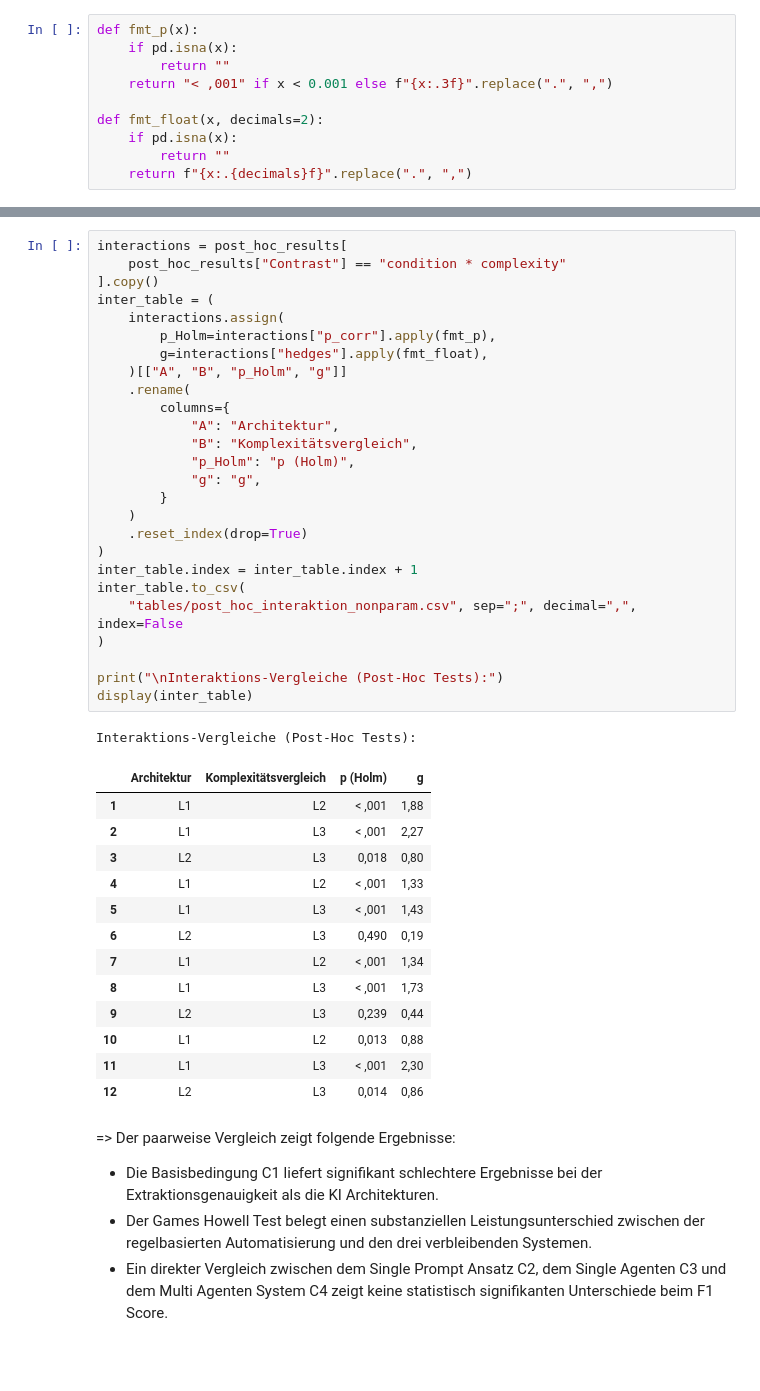
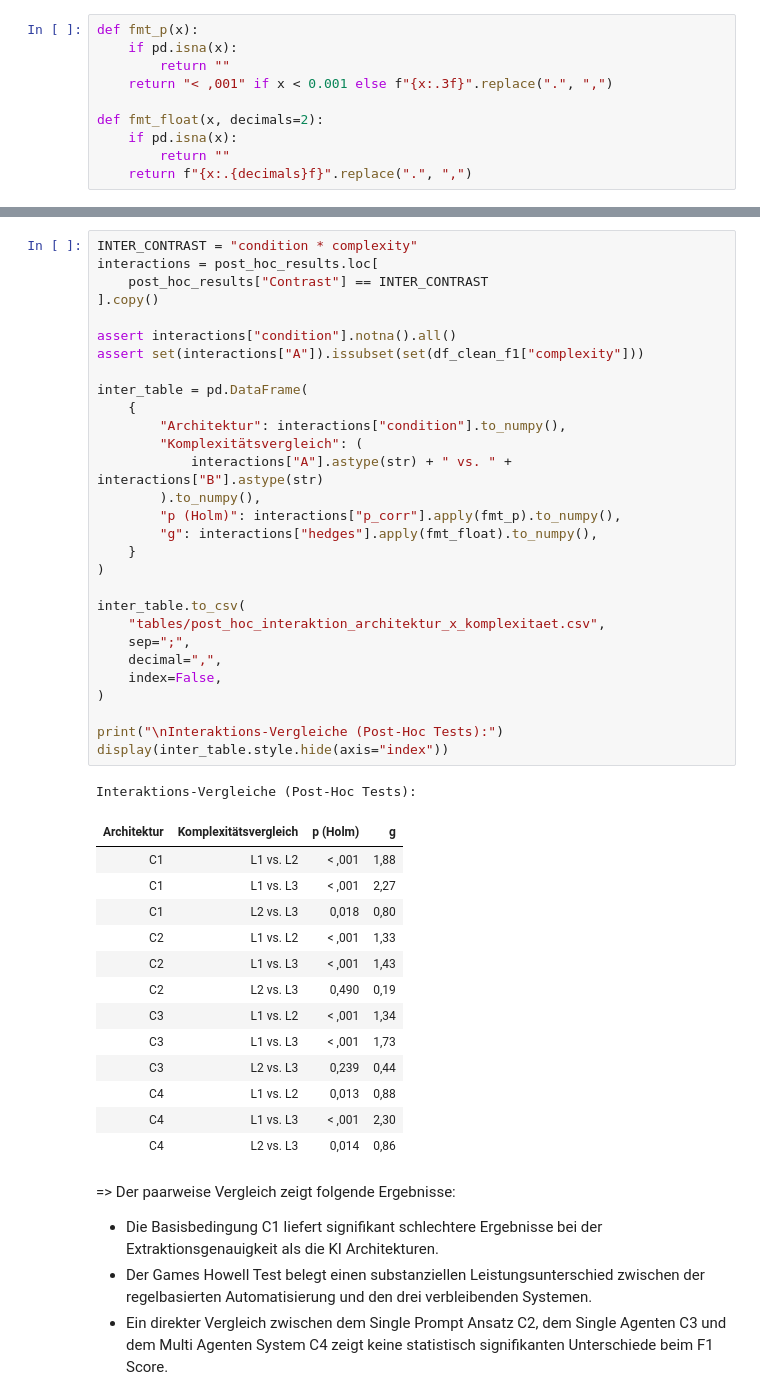
Before and after one commit to StefanEissler/doc-automation-architecture, a Jupyter notebook: notebooks/statistical_evaluation_A_internal.ipynb, the cells around one changed output, grey strips where cells are left out. Drawn from its saved outputs; the diff is of its cells as text; blank space fills up the shorter version.

```diff
--- a/notebooks/statistical_evaluation_A_internal.ipynb
+++ b/notebooks/statistical_evaluation_A_internal.ipynb
@@ -1122,46 +1122,49 @@ Komplexitäts-Vergleiche (Post-Hoc Tests):
 | 2 | L1 | L3 | < ,001 | 2,27 |
 | 3 | L2 | L3 | 0,025 | 0,64 |
 # %%
-interactions = post_hoc_results[
-    post_hoc_results["Contrast"] == "condition * complexity"
+INTER_CONTRAST = "condition * complexity"
+interactions = post_hoc_results.loc[
+    post_hoc_results["Contrast"] == INTER_CONTRAST
 ].copy()
-inter_table = (
-    interactions.assign(
-        p_Holm=interactions["p_corr"].apply(fmt_p),
-        g=interactions["hedges"].apply(fmt_float),
-    )[["A", "B", "p_Holm", "g"]]
-    .rename(
-        columns={
-            "A": "Architektur",
-            "B": "Komplexitätsvergleich",
-            "p_Holm": "p (Holm)",
-            "g": "g",
-        }
-    )
-    .reset_index(drop=True)
+
+assert interactions["condition"].notna().all()
+assert set(interactions["A"]).issubset(set(df_clean_f1["complexity"]))
+
+inter_table = pd.DataFrame(
+    {
+        "Architektur": interactions["condition"].to_numpy(),
+        "Komplexitätsvergleich": (
+            interactions["A"].astype(str) + " vs. " + interactions["B"].astype(str)
+        ).to_numpy(),
+        "p (Holm)": interactions["p_corr"].apply(fmt_p).to_numpy(),
+        "g": interactions["hedges"].apply(fmt_float).to_numpy(),
+    }
 )
-inter_table.index = inter_table.index + 1
+
 inter_table.to_csv(
-    "tables/post_hoc_interaktion_nonparam.csv", sep=";", decimal=",", index=False
+    "tables/post_hoc_interaktion_architektur_x_komplexitaet.csv",
+    sep=";",
+    decimal=",",
+    index=False,
 )
 
 print("\nInteraktions-Vergleiche (Post-Hoc Tests):")
-display(inter_table)
+display(inter_table.style.hide(axis="index"))
 # %% [output]
 Interaktions-Vergleiche (Post-Hoc Tests):
-|  | Architektur | Komplexitätsvergleich | p (Holm) | g |
-| 1 | L1 | L2 | < ,001 | 1,88 |
-| 2 | L1 | L3 | < ,001 | 2,27 |
-| 3 | L2 | L3 | 0,018 | 0,80 |
-| 4 | L1 | L2 | < ,001 | 1,33 |
-| 5 | L1 | L3 | < ,001 | 1,43 |
-| 6 | L2 | L3 | 0,490 | 0,19 |
-| 7 | L1 | L2 | < ,001 | 1,34 |
-| 8 | L1 | L3 | < ,001 | 1,73 |
-| 9 | L2 | L3 | 0,239 | 0,44 |
-| 10 | L1 | L2 | 0,013 | 0,88 |
-| 11 | L1 | L3 | < ,001 | 2,30 |
-| 12 | L2 | L3 | 0,014 | 0,86 |
+| Architektur | Komplexitätsvergleich | p (Holm) | g |
+| C1 | L1 vs. L2 | < ,001 | 1,88 |
+| C1 | L1 vs. L3 | < ,001 | 2,27 |
+| C1 | L2 vs. L3 | 0,018 | 0,80 |
+| C2 | L1 vs. L2 | < ,001 | 1,33 |
+| C2 | L1 vs. L3 | < ,001 | 1,43 |
+| C2 | L2 vs. L3 | 0,490 | 0,19 |
+| C3 | L1 vs. L2 | < ,001 | 1,34 |
+| C3 | L1 vs. L3 | < ,001 | 1,73 |
+| C3 | L2 vs. L3 | 0,239 | 0,44 |
+| C4 | L1 vs. L2 | 0,013 | 0,88 |
+| C4 | L1 vs. L3 | < ,001 | 2,30 |
+| C4 | L2 vs. L3 | 0,014 | 0,86 |
 # %% [markdown]
 => Der paarweise Vergleich zeigt folgende Ergebnisse:
 
```
Also changed, not shown: parts of 6 cells of this notebook, 5 other files.
